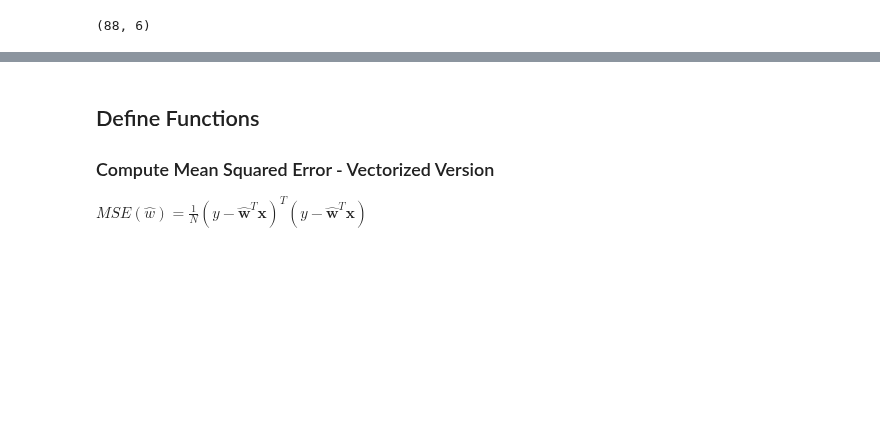
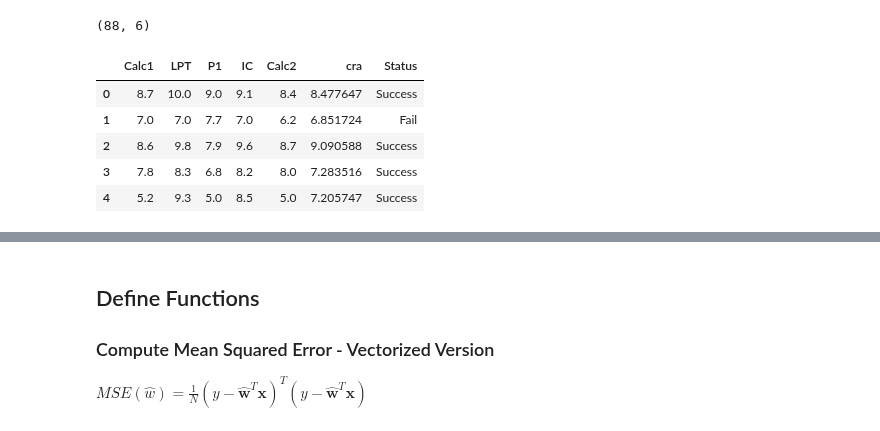
Before and after one commit to guilhermemg/ml-mestrado, a Jupyter notebook: notebooks/assignment-2.ipynb, the cells around one changed output, grey strips where cells are left out. Saved outputs shown, nothing was run; the diff lists cells and outputs as text; code cells hidden in the pictures; blank space fills up the shorter version.

```diff
--- a/notebooks/assignment-2.ipynb
+++ b/notebooks/assignment-2.ipynb
@@ -36,3 +39,14 @@ grades_df.head()
 grades_df.shape
 # %% [output]
 (88, 6)
+# %%
+grades_df_aux = pd.DataFrame(grades_df)
+grades_df_aux['Status'] = grades_df_aux.cra.apply(lambda x:  "Success" if x >= 7 else "Fail")
+grades_df_aux.head()
+# %% [output]
+|  | Calc1 | LPT | P1 | IC | Calc2 | cra | Status |
+| 0 | 8.7 | 10.0 | 9.0 | 9.1 | 8.4 | 8.477647 | Success |
+| 1 | 7.0 | 7.0 | 7.7 | 7.0 | 6.2 | 6.851724 | Fail |
+| 2 | 8.6 | 9.8 | 7.9 | 9.6 | 8.7 | 9.090588 | Success |
+| 3 | 7.8 | 8.3 | 6.8 | 8.2 | 8.0 | 7.283516 | Success |
+| 4 | 5.2 | 9.3 | 5.0 | 8.5 | 5.0 | 7.205747 | Success |
```
Also changed, not shown: parts of 10 cells of this notebook, 1 other file.
